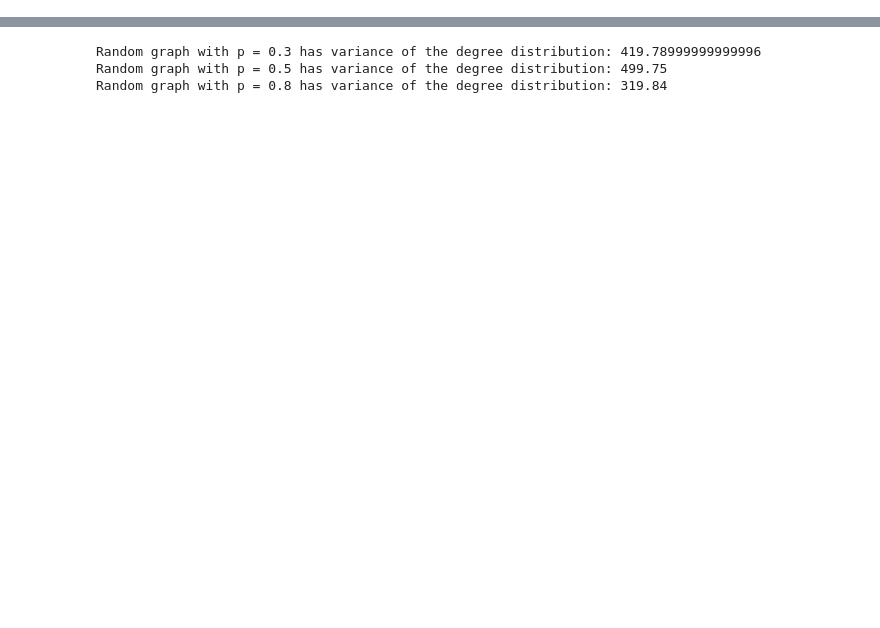
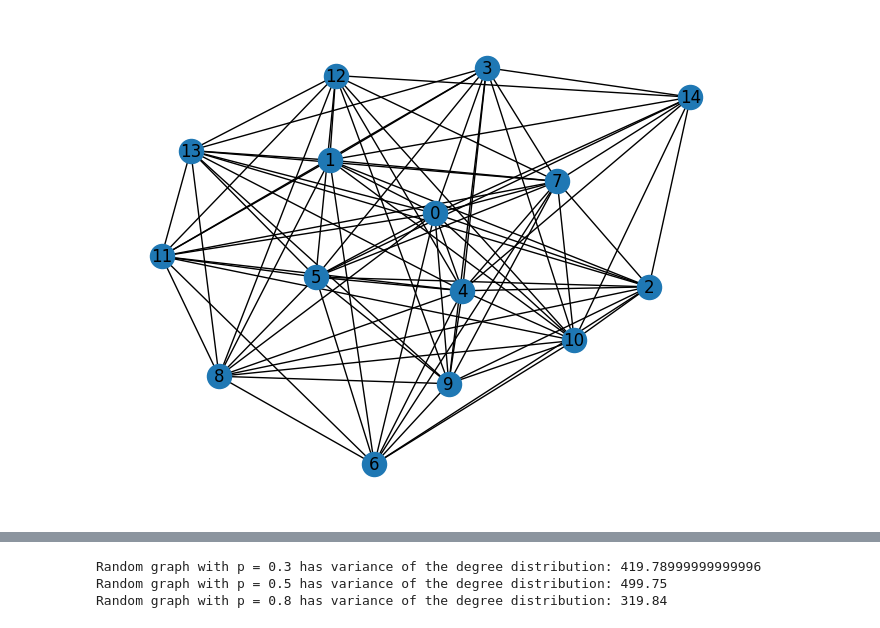
Before and after one commit to KohutMaria/Diffusion-processes, a Jupyter notebook: DPOCN_3.ipynb, the cells around one changed output, grey strips where cells are left out. Saved outputs shown, nothing was run; the diff lists cells and outputs as text; code cells hidden in the pictures; blank space fills up the shorter version.

```diff
--- a/DPOCN_3.ipynb
+++ b/DPOCN_3.ipynb
@@ -17,3 +33,7 @@ def random_graph(N, p):
+# %%
+nx.draw(random_3, with_labels = True)
+# %% [output]
+[figure, added]
 # %%
 N = 2000
 p_1 = 0.3
```
Also changed, not shown: parts of 22 cells of this notebook.
